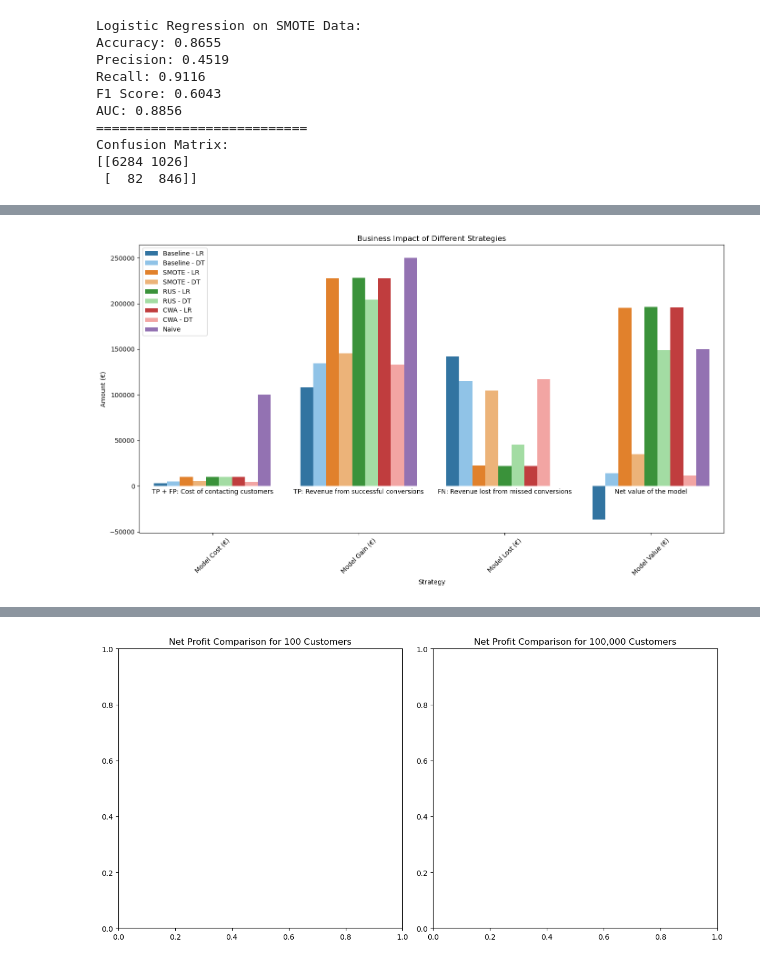
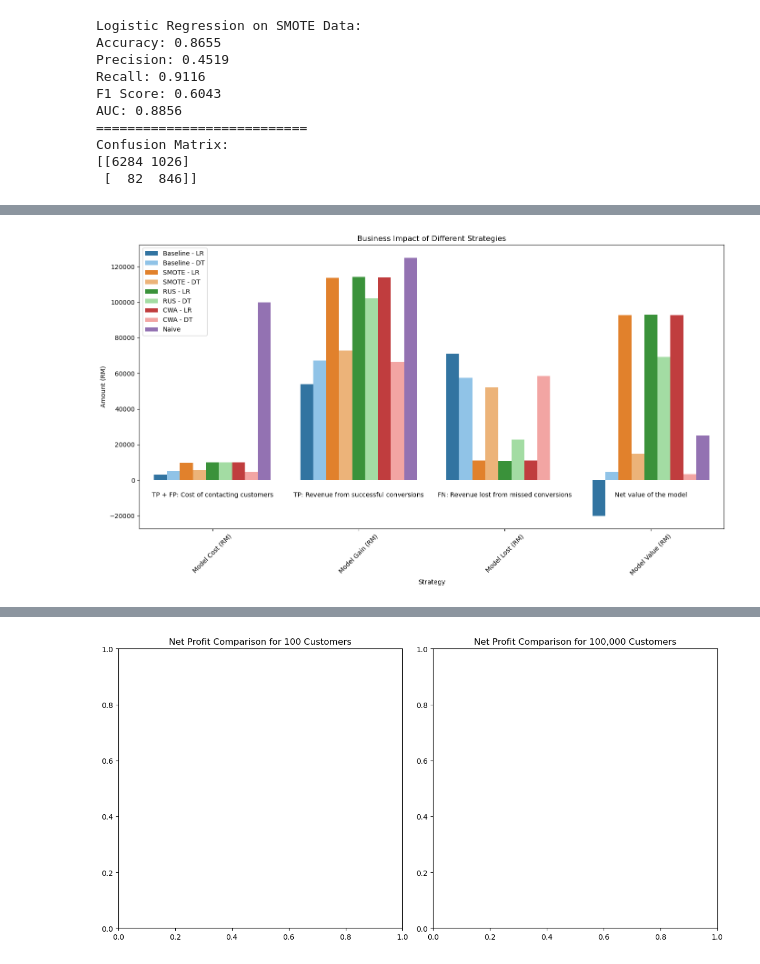
Before and after one commit to hathimazman/MachineLearning_Project2, a Jupyter notebook: Project.ipynb, the cells around one changed output, grey strips where cells are left out. Cells and saved outputs as stored; diff of their text form; code cells hidden in the pictures.

```diff
--- a/Project.ipynb
+++ b/Project.ipynb
@@ -769,11 +769,11 @@ def evaluate_model_business_impact(conf_matrix, total_samples, strategy, adverti
         "Strategy": strategy,
         "Total Customers": total_samples,
         "Contacted": contacted,
-        "Model Gain (€)": model_gain,
-        "Model Lost (€)": model_lost,
-        "Model Cost (€)": model_cost,
-        "Model Revenue (€)": model_revenue,
-        "Model Value (€)": model_value
+        "Model Gain (RM)": model_gain,
+        "Model Lost (RM)": model_lost,
+        "Model Cost (RM)": model_cost,
+        "Model Revenue (RM)": model_revenue,
+        "Model Value (RM)": model_value
     }
 
 # Step 3: Naive Strategy
@@ -789,18 +789,18 @@ def simulate_naive_strategy(total_customers, conversion_rate, advertisement_cost
         "Strategy": "Naive",
         "Total Customers": total_customers,
         "Contacted": contacted,
-        "Model Gain (€)": gain,
-        "Model Lost (€)": 0,
-        "Model Cost (€)": cost,
-        "Model Revenue (€)": revenue,
-        "Model Value (€)": value
+        "Model Gain (RM)": gain,
+        "Model Lost (RM)": 0,
+        "Model Cost (RM)": cost,
+        "Model Revenue (RM)": revenue,
+        "Model Value (RM)": value
     }
 
 # Step 4: Parameters
 total_customers = 100000
 conversion_rate = 0.05
 advertisement_cost = 1
-average_purchase = 50
+average_purchase = 25
 
 # Example precisions and recalls from 8 models
 model_metrics = [
@@ -844,39 +844,39 @@ display(comparison_df)
 # %%
 unpivoted_comparison_df = comparison_df.melt(id_vars=['Strategy', 'Total Customers', 'Contacted'],
-                                              value_vars=['Model Cost (€)', 'Model Gain (€)', 'Model Lost (€)', 'Model Value (€)'],
-                                              var_name='Metric', value_name='Amount (€)')
+                                              value_vars=['Model Cost (RM)', 'Model Gain (RM)', 'Model Lost (RM)', 'Model Value (RM)'],
+                                              var_name='Metric', value_name='Amount (RM)')
 
 # Colour mapping for the bar plot
 colour_mapping = {
     "Baseline - LR": '#1f77b4',  # Blue
     "Baseline - DT": "#82c5f5", # Light Blue
     "SMOTE - LR": '#ff7f0e',  # Orange
     "SMOTE - DT": "#ffb366",  # Light Orange
     "RUS - LR": '#2ca02c',  # Green
     "RUS - DT": "#99e699",  # Light Green
     "CWA - LR": "#d62728",  # Red
     "CWA - DT": "#ff9896",   # Light Red
     "Naive": "#9467bd"  # Purple
 }
 # Plot Strategy grouped by Model Cost, Model Gain, Model Lost and Model Value
 plt.figure(figsize=(14, 8))
-sns.barplot(data=unpivoted_comparison_df, x='Metric', y='Amount (€)', hue='Strategy', palette=colour_mapping)
+sns.barplot(data=unpivoted_comparison_df, x='Metric', y='Amount (RM)', hue='Strategy', palette=colour_mapping)
 plt.title('Business Impact of Different Strategies')
 
 # Text to indicate the relating confusion matrix metrics
 plt.text(0, -10000, 'TP + FP: Cost of contacting customers',ha='center', va='bottom')
 plt.text(1, -10000, 'TP: Revenue from successful conversions',ha='center', va='bottom')
 plt.text(2, -10000, 'FN: Revenue lost from missed conversions',ha='center', va='bottom')
 plt.text(3, -10000, 'Net value of the model',ha='center', va='bottom')
 
-plt.ylabel('Amount (€)')
+plt.ylabel('Amount (RM)')
 plt.xlabel('Strategy')
 plt.xticks(rotation=45)
 plt.legend(loc='upper left')
 plt.tight_layout()
 plt.show()
 # %% [output]
-[figure, old version]
+[figure, new version]
 # %% [markdown]
 ## 🧠 **How Class Imbalance Affects This Chart**
 
```
Also changed, not shown: parts of 6 cells of this notebook.
